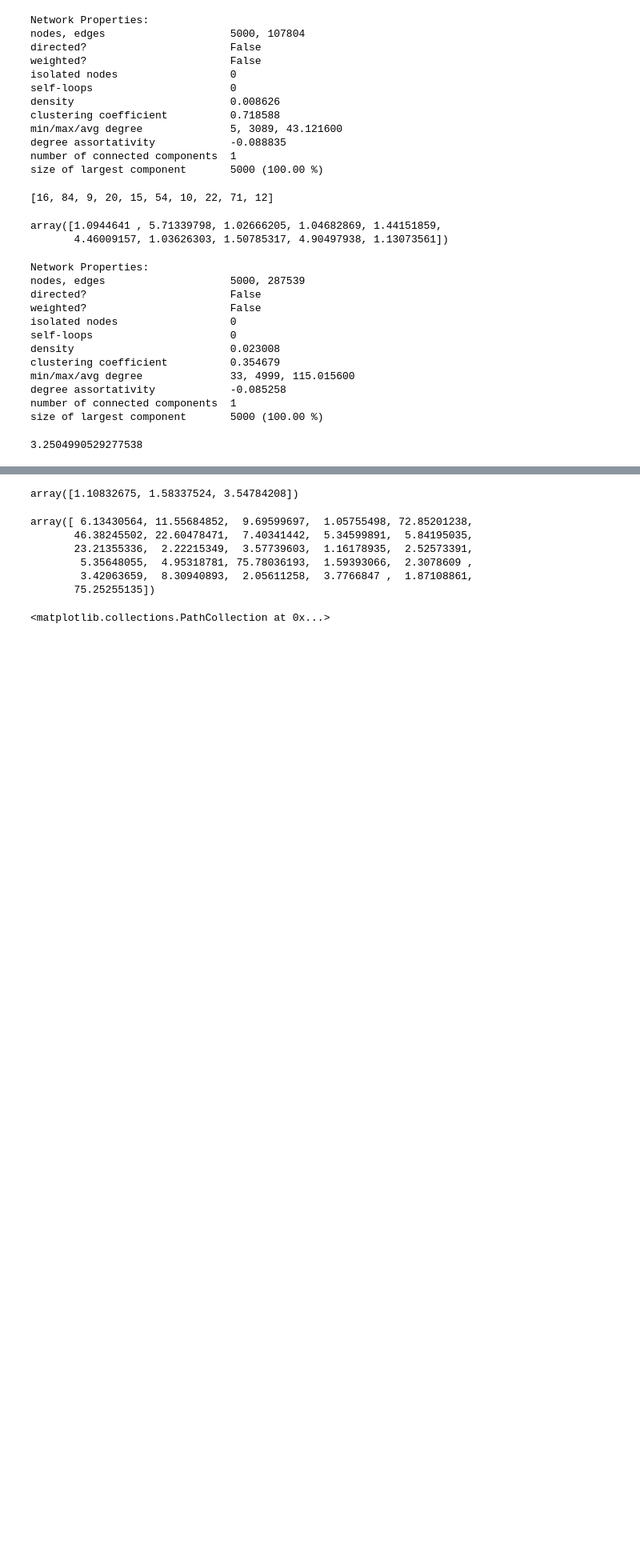
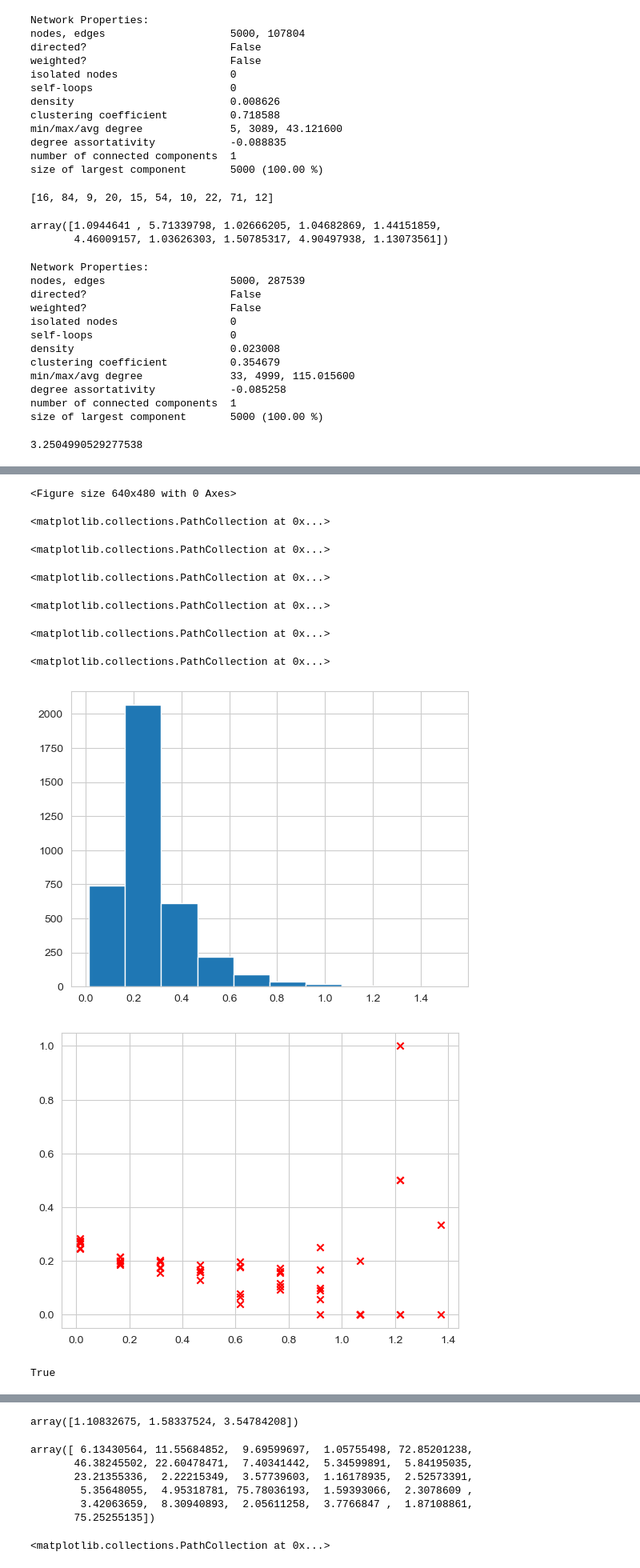
Before and after one commit to BenjiDayan/GIRGs, a Jupyter notebook: benji_src/tau_finding2.ipynb, the cells around one changed output, grey strips where cells are left out. Shown at 80% size. Cells and saved outputs as stored; diff of their text form; code cells hidden in the pictures; blank space fills up the shorter version.

```diff
--- a/benji_src/tau_finding2.ipynb
+++ b/benji_src/tau_finding2.ipynb
@@ -168,0 +192,50 @@ def get_common_nb_percs2(g, num_edges):
+# %%
+n=2000
+d=2
+tau=2.483
+alpha=2.0
+
+g, edges, weights, pts = generate_GIRG_nk(n=n, d=d, tau=tau, alpha=alpha)
+
+stuff = sample_possible_triangles(g, 30000)
+stuff = [x for x in stuff if x[2] > x[1] and x[2] > x[0]]
+cc = np.mean([x[3] for x in stuff])
+print(cc)
+nk.overview(g)
+def f(a, b, c):
+    ratios = [a/c, b/c]
+    max_i = np.argmax(ratios)
+    return ratios[max_i] * (1/d) * np.log(1/ratios[0 if max_i else 1])
+
+# y, bins, _ = plt.hist([max(b_deg/c_deg, a_deg/c_deg) for a_deg, b_deg, c_deg, _ in stuff], bins=10)
+y, bins, _ = plt.hist([f(a,b,c) for a, b, c, _ in stuff], bins=10)
+
+outs = [[] for _ in range(len(bins) -1) ]
+for a_deg, b_deg, c_deg, a_b in stuff:
+    i = bisect.bisect_left(bins, f(a_deg, b_deg, c_deg)) -1
+    outs[i].append(a_b)
+
+final = [[np.mean(bin) for bin in outs]]
+
+for _ in range(5):
+    g, edges, weights, pts = generate_GIRG_nk(n=n, d=d, tau=tau, alpha=alpha)
+
+    stuff = sample_possible_triangles(g, 30000)
+    stuff = [x for x in stuff if x[2] > x[1] and x[2] > x[0]]
+    cc = np.mean([x[3] for x in stuff])
+    print(cc)
+    nk.overview(g)
+
+    # y, bins, _ = plt.hist([max(b_deg/c_deg, a_deg/c_deg) for a_deg, b_deg, c_deg, _ in stuff], bins=10)
+    outs = [[] for _ in range(len(bins) -1) ]
+    for a_deg, b_deg, c_deg, a_b in stuff:
+        i = bisect.bisect_left(bins, f(a_deg, b_deg, c_deg)) -1
+        if i >= 0 and i < len(outs):
+            outs[i].append(a_b)
+
+    final.append([[np.mean(bin) for bin in outs]])
+
+plt.figure()
+for thing in final:
+    plt.scatter(bins[:-1], thing, color='r', marker='x')
+# %% [output]
@@ -168,0 +272,13 @@ def get_common_nb_percs2(g, num_edges):
+<Figure size 640x480 with 0 Axes>
+<matplotlib.collections.PathCollection at 0x...>
+<matplotlib.collections.PathCollection at 0x...>
+<matplotlib.collections.PathCollection at 0x...>
+<matplotlib.collections.PathCollection at 0x...>
+<matplotlib.collections.PathCollection at 0x...>
+<matplotlib.collections.PathCollection at 0x...>
+[figure, added]
+[figure, added]
+# %%
+outs[0] == outs[1]
+# %% [output]
+True
```
Also changed, not shown: parts of 8 cells of this notebook, 2 other files.
